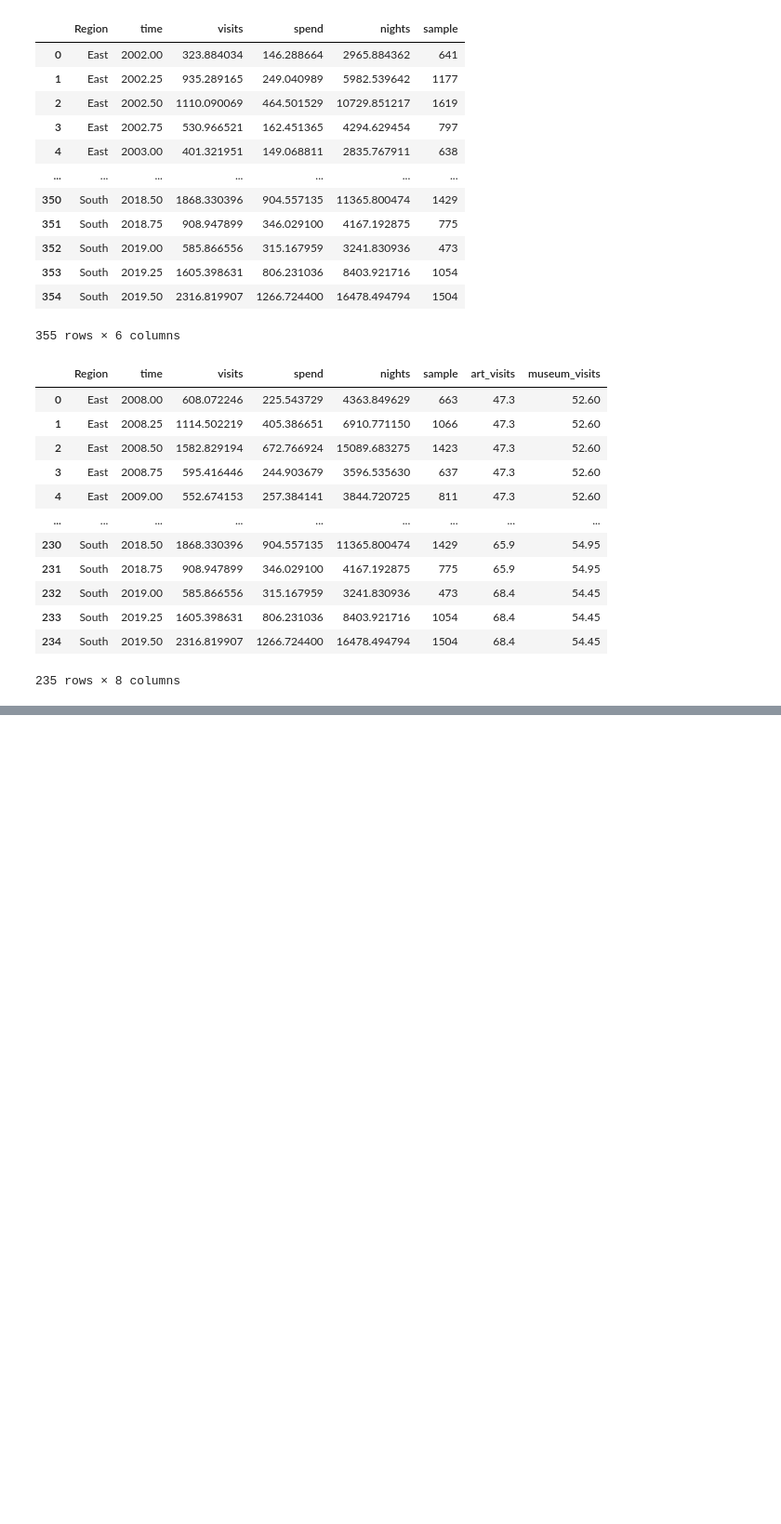
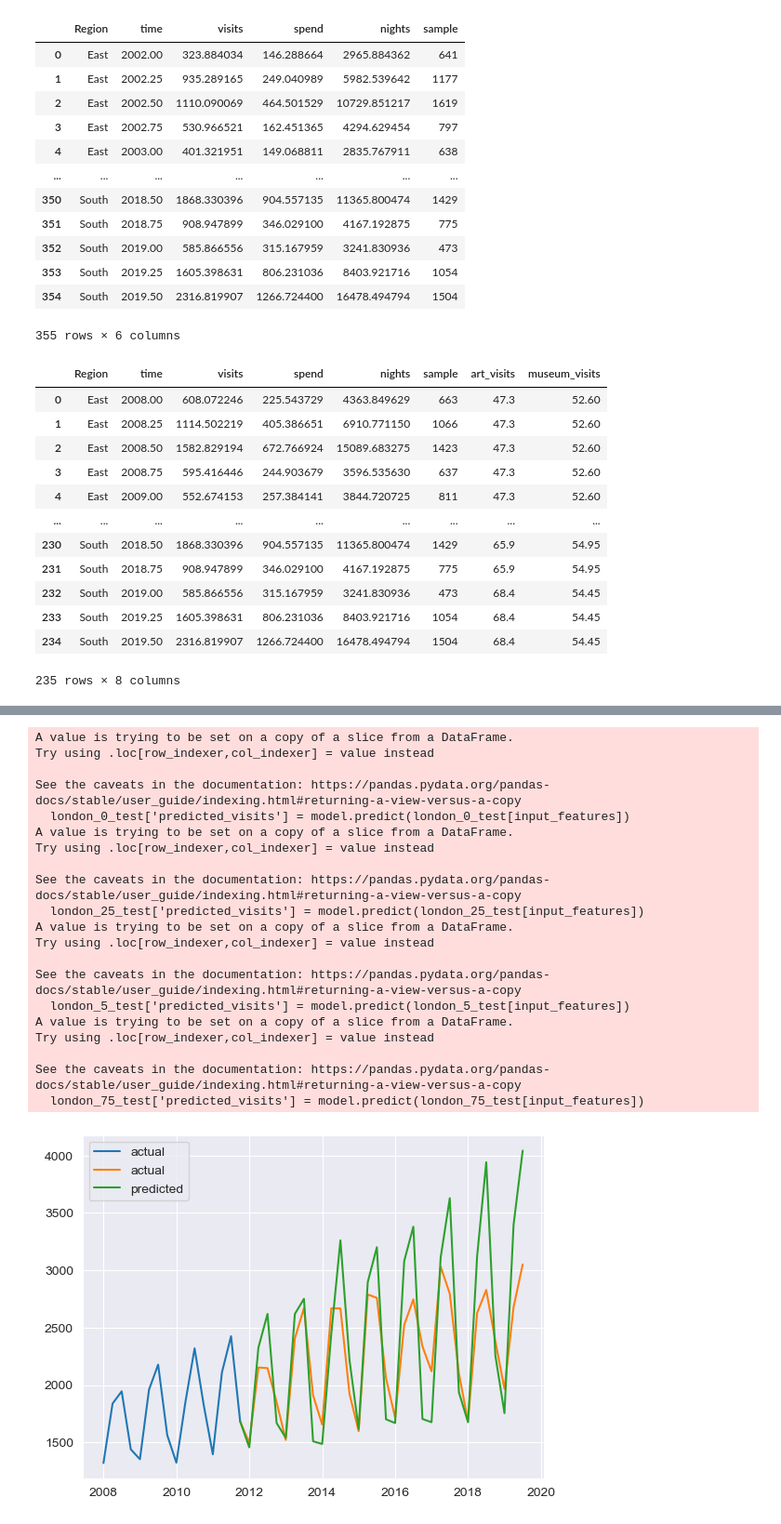
Before and after one commit to ludlev2/ml_project_cse204, a Jupyter notebook: Datasets-under-consideration/London/RQ1.ipynb, the cells around one changed output, grey strips where cells are left out. Shown at 93% size. Saved outputs shown, nothing was run; the diff lists cells and outputs as text; code cells hidden in the pictures; blank space fills up the shorter version.

Commit message:
time series stuff

```diff
--- a/Datasets-under-consideration/London/RQ1.ipynb
+++ b/Datasets-under-consideration/London/RQ1.ipynb
@@ -508,14 +508,20 @@ df_grouped
 | 233 | South | 2019.25 | 1605.398631 | 806.231036 | 8403.921716 | 1054 | 68.4 | 54.45 |
 | 234 | South | 2019.50 | 2316.819907 | 1266.724400 | 16478.494794 | 1504 | 68.4 | 54.45 |
 235 rows × 8 columns
+# %%
+#split by region
+london = df_grouped[df_grouped['Region'] == 'London']
+south = df_grouped[df_grouped['Region'] == 'South']
+east = df_grouped[df_grouped['Region'] == 'East']
+midlands = df_grouped[df_grouped['Region'] == 'Midlands']
+north = df_grouped[df_grouped['Region'] == 'North']
 # %%
 #try to predict tourist visits for 2012.5 to 2019.5 using 2008.5 to 2012.5 and museum visits & art visits => synthetic control
 
 input_features = ['time', 'art_visits', 'museum_visits']
 output_features = ['visits']
 
-#train on 2008 to 2012.5 with different regions
-train_df = df_grouped[df_grouped['time'] <= 2012.5]
+#split into train and test
+london_train = london[london['time'] <= 2011.75]
 
-#test on 2012.5 to 2019.5 with different regions
-test_df = df_grouped[df_grouped['time'] > 2012.5]
+london_test = london[london['time'] >= 2011.75]
@@ -546,0 +528,65 @@ for region in df_grouped['Region'].unique():
+# %%
+#time series forecasting using lasso regression
+from sklearn.linear_model import Lasso, Ridge, LinearRegression
+#random forest regressor
+from sklearn.ensemble import RandomForestRegressor
+from sklearn.metrics import mean_squared_error
+
+#deal with cyclic nature of time by grouping times ending in .0, .25, .5, .75 together
+london_0_train = london_train[london_train['time'] % 1 == 0]
+london_25_train = london_train[london_train['time'] % 1 == 0.25]
+london_5_train = london_train[london_train['time'] % 1 == 0.5]
+london_75_train = london_train[london_train['time'] % 1 == 0.75]
+
+london_0_test = london_test[london_test['time'] % 1 == 0]
+london_25_test = london_test[london_test['time'] % 1 == 0.25]
+london_5_test = london_test[london_test['time'] % 1 == 0.5]
+london_75_test = london_test[london_test['time'] % 1 == 0.75]
+
+model = Lasso(alpha=0.1)
+model.fit(london_0_train[input_features], london_0_train[output_features])
+london_0_test['predicted_visits'] = model.predict(london_0_test[input_features])
+
+model = Lasso(alpha=0.1)
+model.fit(london_25_train[input_features], london_25_train[output_features])
+london_25_test['predicted_visits'] = model.predict(london_25_test[input_features])
+
+model = Lasso(alpha=0.1)
+model.fit(london_5_train[input_features], london_5_train[output_features])
+london_5_test['predicted_visits'] = model.predict(london_5_test[input_features])
+
+model = Lasso(alpha=0.1)
+model.fit(london_75_train[input_features], london_75_train[output_features])
+london_75_test['predicted_visits'] = model.predict(london_75_test[input_features])
+
+london_test = pd.concat([london_0_test, london_25_test, london_5_test, london_75_test])
+london_test = london_test.sort_values(by=['time'])
+
+#plot actual vs predicted and previous values
+plt.plot(london_train['time'], london_train['visits'], label='actual')
+plt.plot(london_test['time'], london_test['visits'], label='actual')
+plt.plot(london_test['time'], london_test['predicted_visits'], label='predicted')
+plt.legend()
+plt.show()
+# %% [output]
+A value is trying to be set on a copy of a slice from a DataFrame.
+Try using .loc[row_indexer,col_indexer] = value instead
+
+See the caveats in the documentation: https://pandas.pydata.org/pandas-docs/stable/user_guide/indexing.html#returning-a-view-versus-a-copy
+  london_0_test['predicted_visits'] = model.predict(london_0_test[input_features])
+A value is trying to be set on a copy of a slice from a DataFrame.
+Try using .loc[row_indexer,col_indexer] = value instead
+
+See the caveats in the documentation: https://pandas.pydata.org/pandas-docs/stable/user_guide/indexing.html#returning-a-view-versus-a-copy
+  london_25_test['predicted_visits'] = model.predict(london_25_test[input_features])
+A value is trying to be set on a copy of a slice from a DataFrame.
+Try using .loc[row_indexer,col_indexer] = value instead
+
+See the caveats in the documentation: https://pandas.pydata.org/pandas-docs/stable/user_guide/indexing.html#returning-a-view-versus-a-copy
+  london_5_test['predicted_visits'] = model.predict(london_5_test[input_features])
+A value is trying to be set on a copy of a slice from a DataFrame.
+Try using .loc[row_indexer,col_indexer] = value instead
+
+See the caveats in the documentation: https://pandas.pydata.org/pandas-docs/stable/user_guide/indexing.html#returning-a-view-versus-a-copy
+  london_75_test['predicted_visits'] = model.predict(london_75_test[input_features])
+[figure, added]
```
Also changed, not shown: parts of 8 cells of this notebook, 4 other files.
